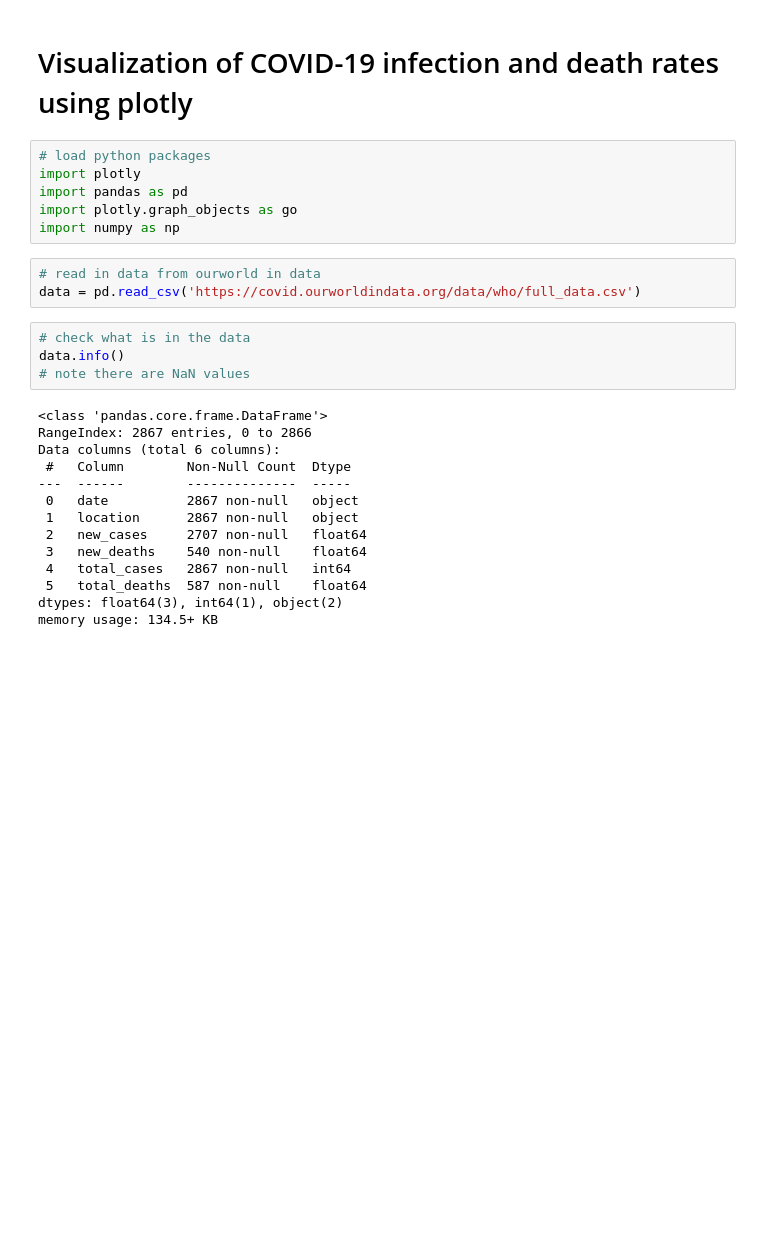
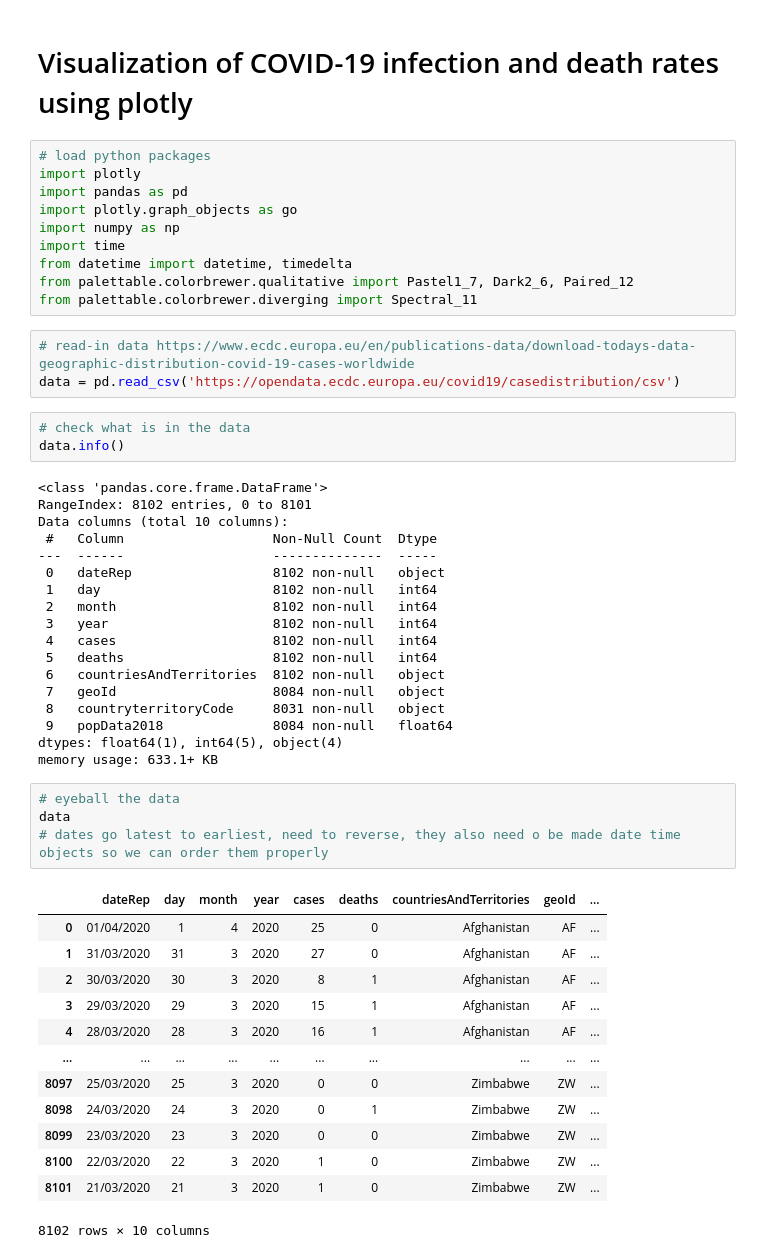
Before and after one commit to LUNDR/covid-19, a Jupyter notebook: plotly_viz.ipynb, the cells around one changed output. Saved outputs shown, nothing was run; the diff lists cells and outputs as text; blank space fills up the shorter version.

```diff
--- a/plotly_viz.ipynb
+++ b/plotly_viz.ipynb
@@ -6,24 +6,49 @@ import plotly
 import pandas as pd
 import plotly.graph_objects as go
 import numpy as np
+import time
+from datetime import datetime, timedelta
+from palettable.colorbrewer.qualitative import Pastel1_7, Dark2_6, Paired_12
+from palettable.colorbrewer.diverging import Spectral_11
-# %%
-# read in data from ourworld in data
-data = pd.read_csv('https://covid.ourworldindata.org/data/who/full_data.csv')
+# %%
+# read-in data https://www.ecdc.europa.eu/en/publications-data/download-todays-data-geographic-distribution-covid-19-cases-worldwide
+data = pd.read_csv('https://opendata.ecdc.europa.eu/covid19/casedistribution/csv')
 # %%
 # check what is in the data
 data.info()
-# note there are NaN values
 # %% [output]
 <class 'pandas.core.frame.DataFrame'>
-RangeIndex: 2867 entries, 0 to 2866
-Data columns (total 6 columns):
- #   Column        Non-Null Count  Dtype
----  ------        --------------  -----
- 0   date          2867 non-null   object
- 1   location      2867 non-null   object
- 2   new_cases     2707 non-null   float64
- 3   new_deaths    540 non-null    float64
- 4   total_cases   2867 non-null   int64
- 5   total_deaths  587 non-null    float64
-dtypes: float64(3), int64(1), object(2)
-memory usage: 134.5+ KB
+RangeIndex: 8102 entries, 0 to 8101
+Data columns (total 10 columns):
+ #   Column                   Non-Null Count  Dtype
+---  ------                   --------------  -----
+ 0   dateRep                  8102 non-null   object
+ 1   day                      8102 non-null   int64
+ 2   month                    8102 non-null   int64
+ 3   year                     8102 non-null   int64
+ 4   cases                    8102 non-null   int64
+ 5   deaths                   8102 non-null   int64
+ 6   countriesAndTerritories  8102 non-null   object
+ 7   geoId                    8084 non-null   object
+ 8   countryterritoryCode     8031 non-null   object
+ 9   popData2018              8084 non-null   float64
+dtypes: float64(1), int64(5), object(4)
+memory usage: 633.1+ KB
+# %%
+# eyeball the data
+data
+# dates go latest to earliest, need to reverse, they also need o be made date time objects so we can order them properly
+# %% [output]
+|  | dateRep | day | month | year | cases | deaths | countriesAndTerritories | geoId | ... |
+| 0 | 01/04/2020 | 1 | 4 | 2020 | 25 | 0 | Afghanistan | AF | ... |
+| 1 | 31/03/2020 | 31 | 3 | 2020 | 27 | 0 | Afghanistan | AF | ... |
+| 2 | 30/03/2020 | 30 | 3 | 2020 | 8 | 1 | Afghanistan | AF | ... |
+| 3 | 29/03/2020 | 29 | 3 | 2020 | 15 | 1 | Afghanistan | AF | ... |
+| 4 | 28/03/2020 | 28 | 3 | 2020 | 16 | 1 | Afghanistan | AF | ... |
+| ... | ... | ... | ... | ... | ... | ... | ... | ... | ... |
+| 8097 | 25/03/2020 | 25 | 3 | 2020 | 0 | 0 | Zimbabwe | ZW | ... |
+| 8098 | 24/03/2020 | 24 | 3 | 2020 | 0 | 1 | Zimbabwe | ZW | ... |
+| 8099 | 23/03/2020 | 23 | 3 | 2020 | 0 | 0 | Zimbabwe | ZW | ... |
+| 8100 | 22/03/2020 | 22 | 3 | 2020 | 1 | 0 | Zimbabwe | ZW | ... |
+| 8101 | 21/03/2020 | 21 | 3 | 2020 | 1 | 0 | Zimbabwe | ZW | ... |
+8102 rows × 10 columns
```
Also changed, not shown: parts of 11 cells of this notebook.
